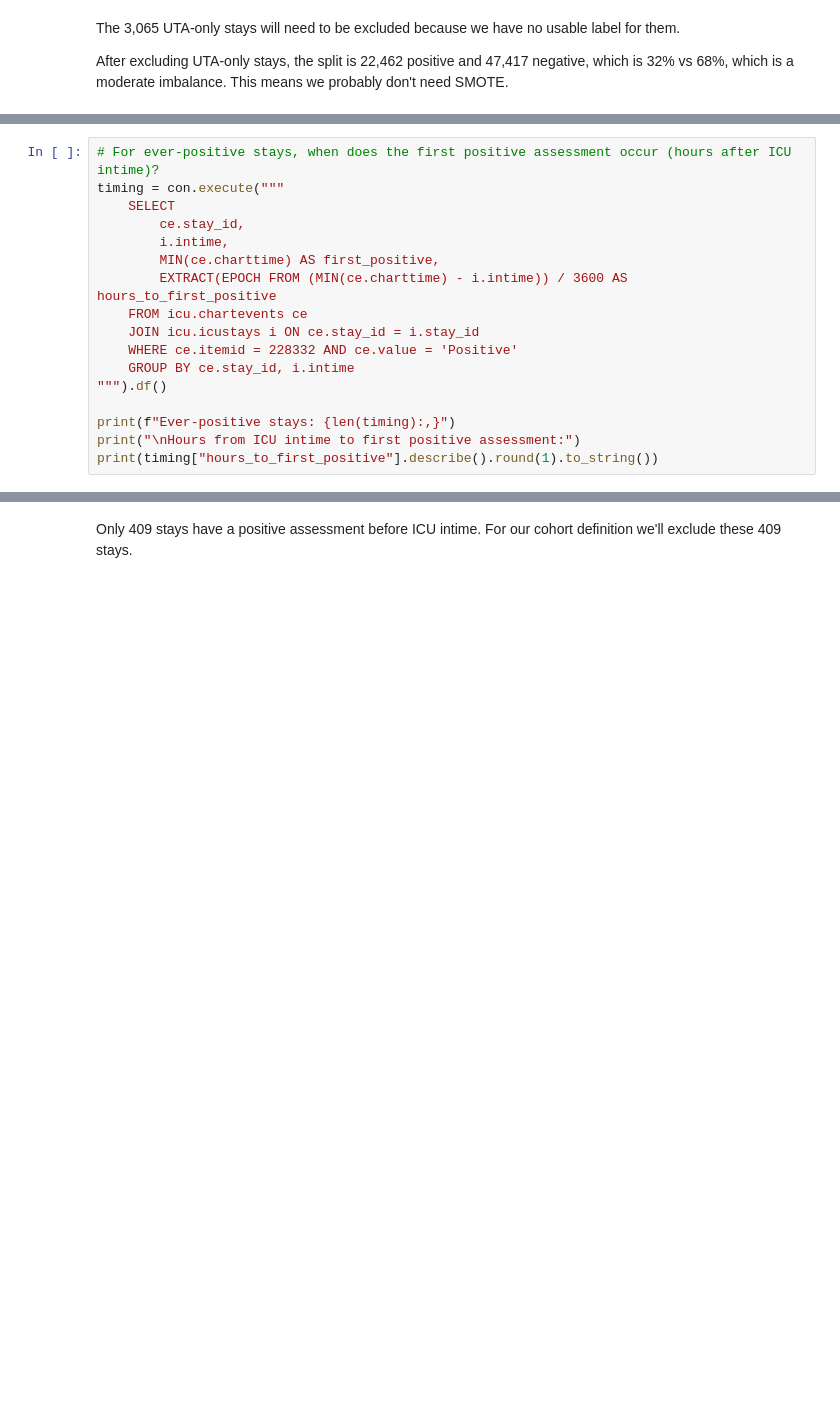
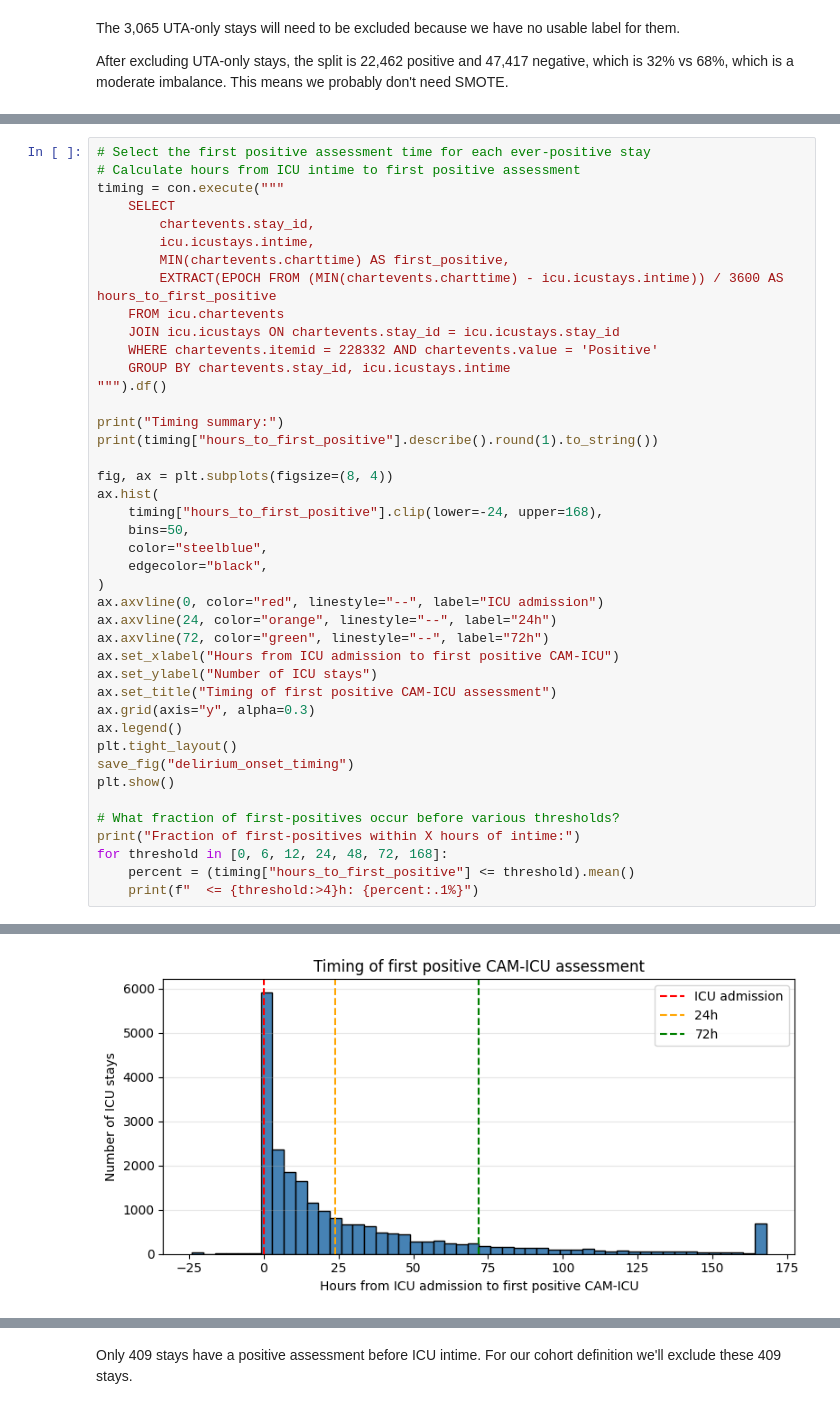
Before and after one commit to Hadyalt/AI_In_Healthcare_Capstone_Project, a Jupyter notebook: main.ipynb, the cells around one changed output, grey strips where cells are left out. Drawn from its saved outputs; the diff is of its cells as text; blank space fills up the shorter version.

```diff
--- a/main.ipynb
+++ b/main.ipynb
@@ -557,18 +558,43 @@ After excluding UTA-only stays, the split is 22,462 positive and 47,417 negative
 # %%
-# For ever-positive stays, when does the first positive assessment occur (hours after ICU intime)?
+# Select the first positive assessment time for each ever-positive stay
+# Calculate hours from ICU intime to first positive assessment
 timing = con.execute("""
     SELECT
-        ce.stay_id,
-        i.intime,
-        MIN(ce.charttime) AS first_positive,
-        EXTRACT(EPOCH FROM (MIN(ce.charttime) - i.intime)) / 3600 AS hours_to_first_positive
-    FROM icu.chartevents ce
-    JOIN icu.icustays i ON ce.stay_id = i.stay_id
-    WHERE ce.itemid = 228332 AND ce.value = 'Positive'
-    GROUP BY ce.stay_id, i.intime
+        chartevents.stay_id,
+        icu.icustays.intime,
+        MIN(chartevents.charttime) AS first_positive,
+        EXTRACT(EPOCH FROM (MIN(chartevents.charttime) - icu.icustays.intime)) / 3600 AS hours_to_first_positive
+    FROM icu.chartevents
+    JOIN icu.icustays ON chartevents.stay_id = icu.icustays.stay_id
+    WHERE chartevents.itemid = 228332 AND chartevents.value = 'Positive'
+    GROUP BY chartevents.stay_id, icu.icustays.intime
 """).df()
 
-print(f"Ever-positive stays: {len(timing):,}")
-print("\nHours from ICU intime to first positive assessment:")
+print("Timing summary:")
 print(timing["hours_to_first_positive"].describe().round(1).to_string())
+
+fig, ax = plt.subplots(figsize=(8, 4))
+ax.hist(
+    timing["hours_to_first_positive"].clip(lower=-24, upper=168),
+    bins=50,
+    color="steelblue",
+    edgecolor="black",
+)
+ax.axvline(0, color="red", linestyle="--", label="ICU admission")
+ax.axvline(24, color="orange", linestyle="--", label="24h")
+ax.axvline(72, color="green", linestyle="--", label="72h")
+ax.set_xlabel("Hours from ICU admission to first positive CAM-ICU")
+ax.set_ylabel("Number of ICU stays")
+ax.set_title("Timing of first positive CAM-ICU assessment")
+ax.grid(axis="y", alpha=0.3)
+ax.legend()
+plt.tight_layout()
+save_fig("delirium_onset_timing")
+plt.show()
+
+# What fraction of first-positives occur before various thresholds?
+print("Fraction of first-positives within X hours of intime:")
+for threshold in [0, 6, 12, 24, 48, 72, 168]:
+    percent = (timing["hours_to_first_positive"] <= threshold).mean()
+    print(f"  <= {threshold:>4}h: {percent:.1%}")
 # %% [output]
@@ -585,0 +611 @@ max       1321.9
+[figure, added]
```
Also changed, not shown: parts of 18 cells of this notebook, 4 other files.
